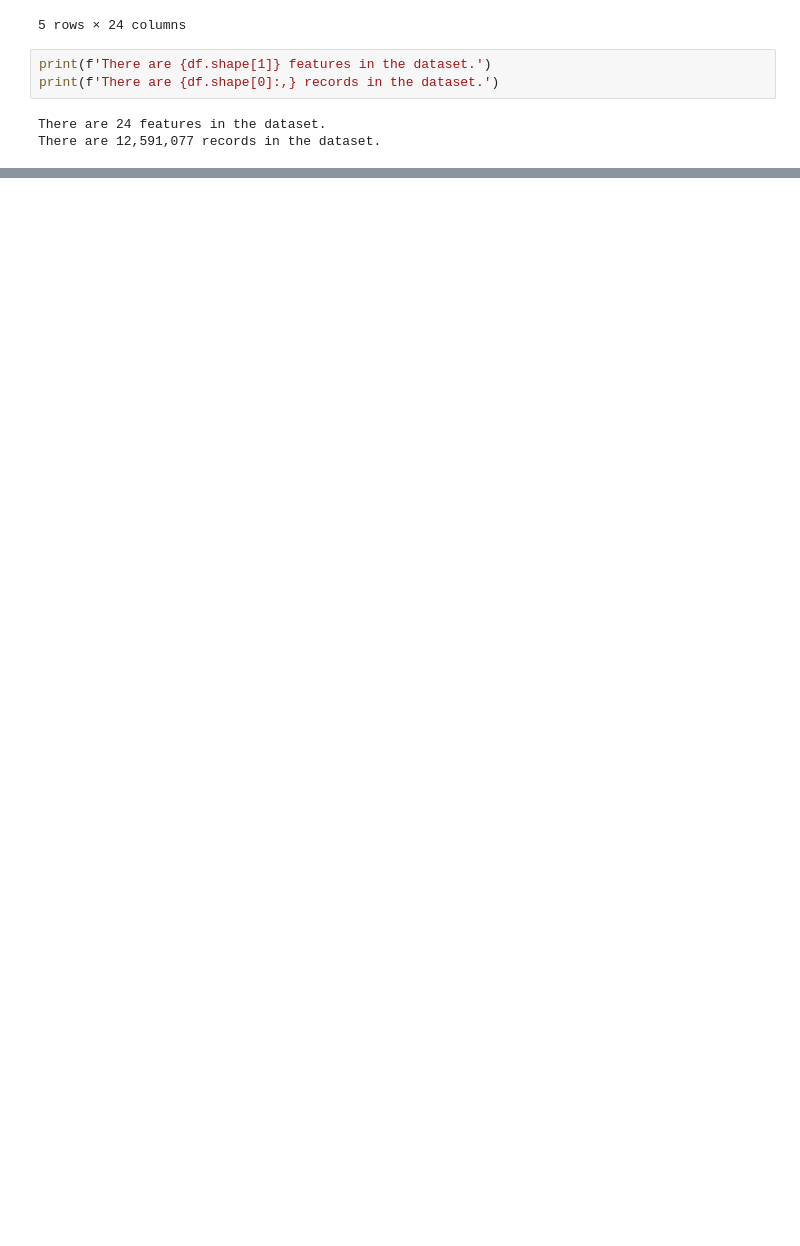
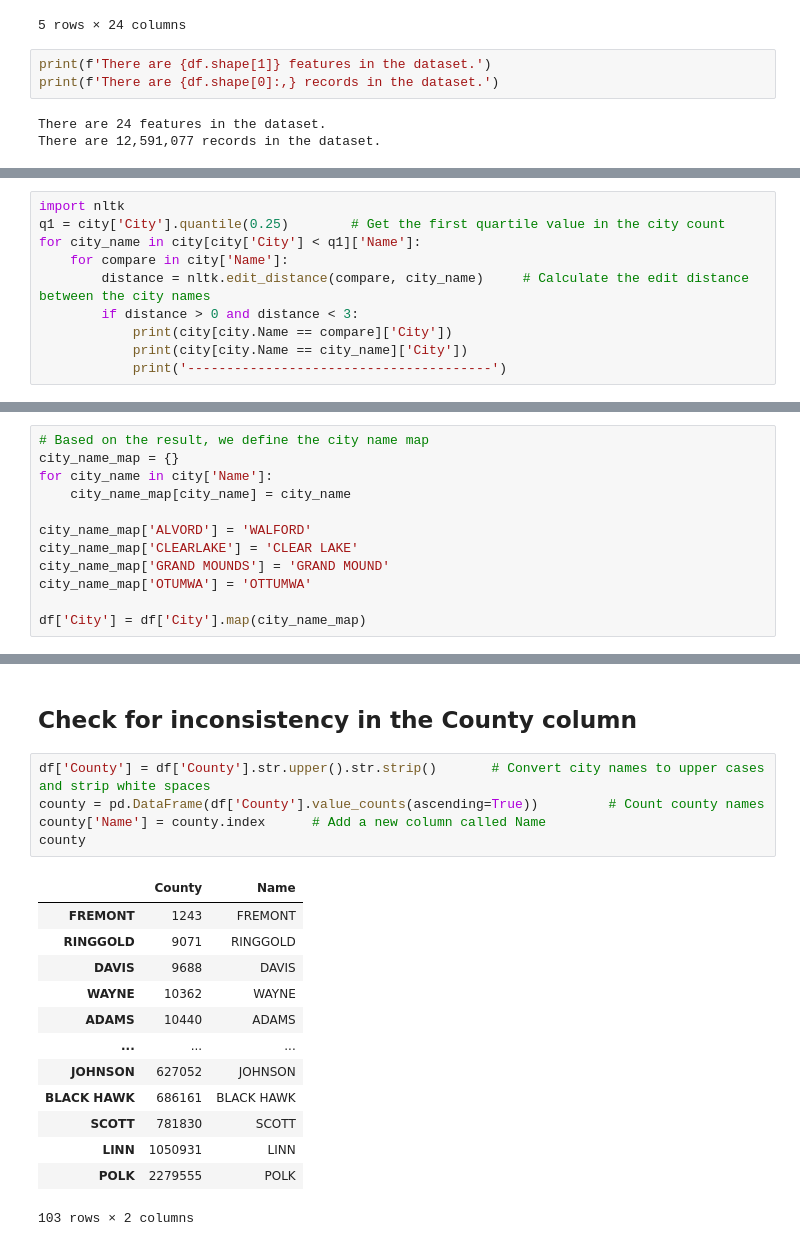
Before and after one commit to huangchao2528/Projects, a Jupyter notebook: Iowa Liquor Sales/Iowa_Liquor_Sales.ipynb, the cells around one changed output, grey strips where cells are left out. Saved outputs shown, nothing was run; the diff lists cells and outputs as text; blank space fills up the shorter version.

Commit message:
Import and explore the dataset

```diff
--- a/Iowa Liquor Sales/Iowa_Liquor_Sales.ipynb
+++ b/Iowa Liquor Sales/Iowa_Liquor_Sales.ipynb
@@ -68,0 +98,10 @@ The dataset contains records from 01/02/2013 to 12/31/2015.
+# %%
+import nltk
+q1 = city['City'].quantile(0.25)        # Get the first quartile value in the city count
+for city_name in city[city['City'] < q1]['Name']:
+    for compare in city['Name']:
+        distance = nltk.edit_distance(compare, city_name)     # Calculate the edit distance between the city names
+        if distance > 0 and distance < 3:
+            print(city[city.Name == compare]['City'])
+            print(city[city.Name == city_name]['City'])
+            print('---------------------------------------')
@@ -68,0 +126,12 @@ The dataset contains records from 01/02/2013 to 12/31/2015.
+# %%
+# Based on the result, we define the city name map
+city_name_map = {}
+for city_name in city['Name']:
+    city_name_map[city_name] = city_name
+
+city_name_map['ALVORD'] = 'WALFORD'
+city_name_map['CLEARLAKE'] = 'CLEAR LAKE'
+city_name_map['GRAND MOUNDS'] = 'GRAND MOUND'
+city_name_map['OTUMWA'] = 'OTTUMWA'
+
+df['City'] = df['City'].map(city_name_map)
@@ -68,0 +153,21 @@ The dataset contains records from 01/02/2013 to 12/31/2015.
+# %% [markdown]
+## Check for inconsistency in the County column
+# %%
+df['County'] = df['County'].str.upper().str.strip()       # Convert city names to upper cases and strip white spaces
+county = pd.DataFrame(df['County'].value_counts(ascending=True))         # Count county names
+county['Name'] = county.index      # Add a new column called Name
+county
+# %% [output]
+|  | County | Name |
+| FREMONT | 1243 | FREMONT |
+| RINGGOLD | 9071 | RINGGOLD |
+| DAVIS | 9688 | DAVIS |
+| WAYNE | 10362 | WAYNE |
+| ADAMS | 10440 | ADAMS |
+| ... | ... | ... |
+| JOHNSON | 627052 | JOHNSON |
+| BLACK HAWK | 686161 | BLACK HAWK |
+| SCOTT | 781830 | SCOTT |
+| LINN | 1050931 | LINN |
+| POLK | 2279555 | POLK |
+103 rows × 2 columns
```
Also changed, not shown: parts of 17 cells of this notebook.
